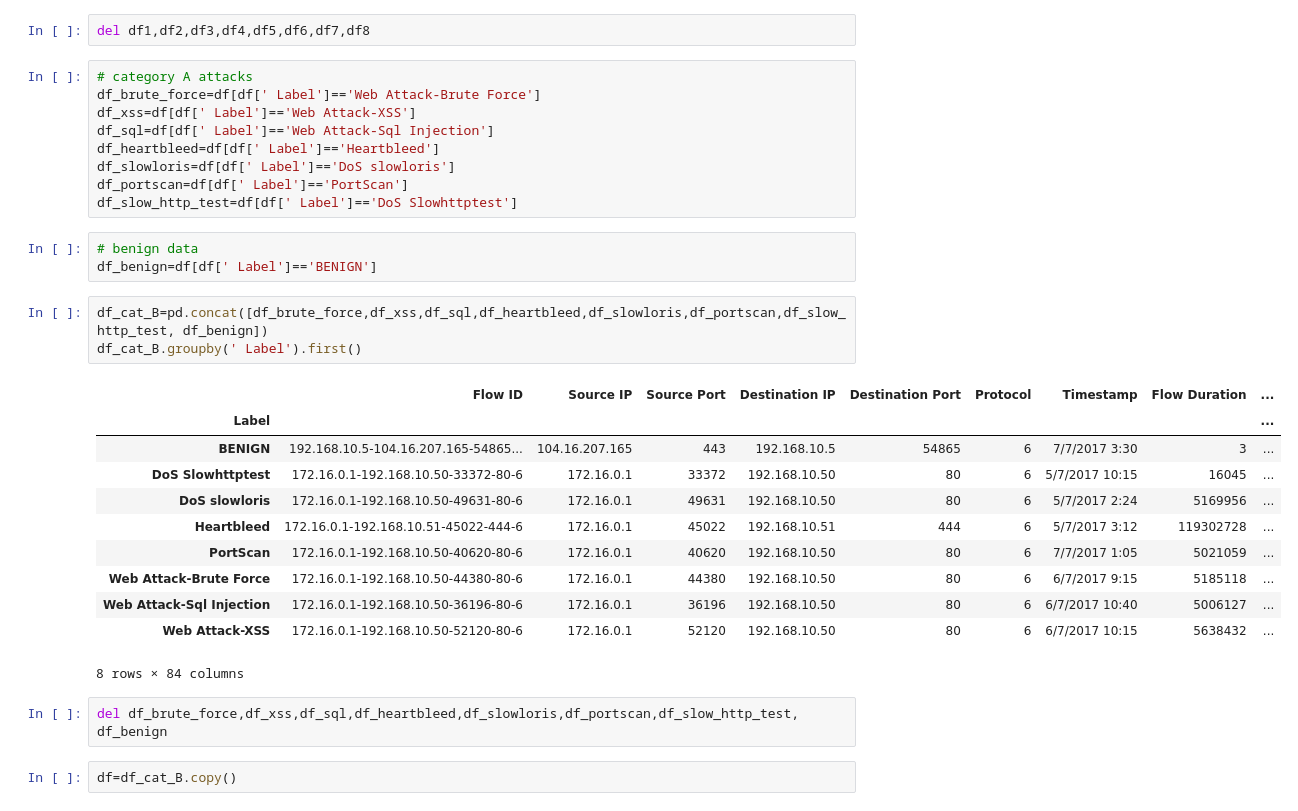
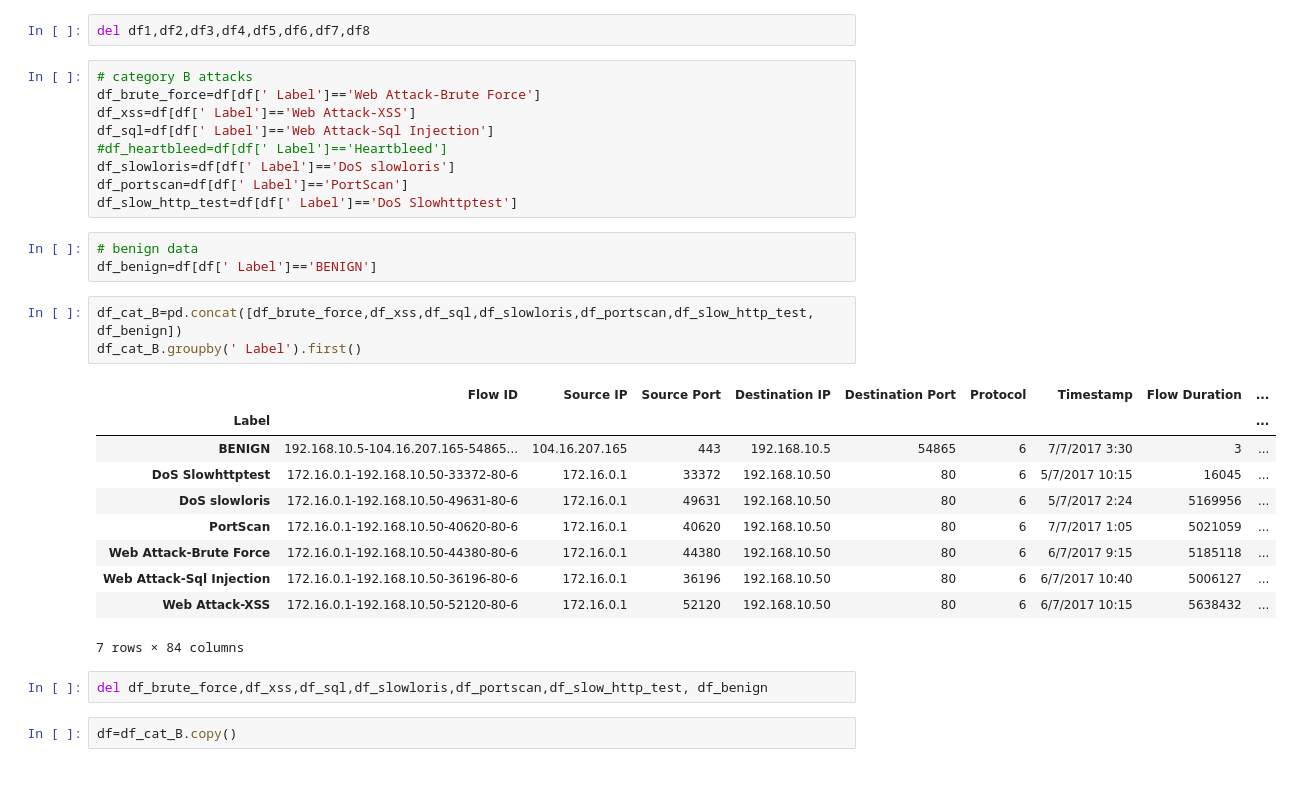
Before and after one commit to SaqlainHussainShah/implementation-of-sdi, a Jupyter notebook: Separate_Notebook_Category_B.ipynb, the cells around one changed output. Drawn from its saved outputs; the diff is of its cells as text; blank space fills up the shorter version.

```diff
--- a/Separate_Notebook_Category_B.ipynb
+++ b/Separate_Notebook_Category_B.ipynb
@@ -41,11 +41,11 @@ df=pd.concat([df1,df2,df3,df4,df5,df6,df7,df8])
 # %%
 del df1,df2,df3,df4,df5,df6,df7,df8
 # %%
-# category A attacks
+# category B attacks
 df_brute_force=df[df[' Label']=='Web Attack-Brute Force']
 df_xss=df[df[' Label']=='Web Attack-XSS']
 df_sql=df[df[' Label']=='Web Attack-Sql Injection']
-df_heartbleed=df[df[' Label']=='Heartbleed']
+#df_heartbleed=df[df[' Label']=='Heartbleed']
 df_slowloris=df[df[' Label']=='DoS slowloris']
 df_portscan=df[df[' Label']=='PortScan']
 df_slow_http_test=df[df[' Label']=='DoS Slowhttptest']
@@ -53,22 +53,21 @@ df_slow_http_test=df[df[' Label']=='DoS Slowhttptest']
 # benign data
 df_benign=df[df[' Label']=='BENIGN']
 # %%
-df_cat_B=pd.concat([df_brute_force,df_xss,df_sql,df_heartbleed,df_slowloris,df_portscan,df_slow_http_test, df_benign])
+df_cat_B=pd.concat([df_brute_force,df_xss,df_sql,df_slowloris,df_portscan,df_slow_http_test, df_benign])
 df_cat_B.groupby(' Label').first()
 # %% [output]
 |  | Flow ID | Source IP | Source Port | Destination IP | Destination Port | Protocol | Timestamp | Flow Duration | ... |
 | Label |  |  |  |  |  |  |  |  | ... |
 | BENIGN | 192.168.10.5-104.16.207.165-54865... | 104.16.207.165 | 443 | 192.168.10.5 | 54865 | 6 | 7/7/2017 3:30 | 3 | ... |
 | DoS Slowhttptest | 172.16.0.1-192.168.10.50-33372-80-6 | 172.16.0.1 | 33372 | 192.168.10.50 | 80 | 6 | 5/7/2017 10:15 | 16045 | ... |
 | DoS slowloris | 172.16.0.1-192.168.10.50-49631-80-6 | 172.16.0.1 | 49631 | 192.168.10.50 | 80 | 6 | 5/7/2017 2:24 | 5169956 | ... |
-| Heartbleed | 172.16.0.1-192.168.10.51-45022-444-6 | 172.16.0.1 | 45022 | 192.168.10.51 | 444 | 6 | 5/7/2017 3:12 | 119302728 | ... |
 | PortScan | 172.16.0.1-192.168.10.50-40620-80-6 | 172.16.0.1 | 40620 | 192.168.10.50 | 80 | 6 | 7/7/2017 1:05 | 5021059 | ... |
 | Web Attack-Brute Force | 172.16.0.1-192.168.10.50-44380-80-6 | 172.16.0.1 | 44380 | 192.168.10.50 | 80 | 6 | 6/7/2017 9:15 | 5185118 | ... |
 | Web Attack-Sql Injection | 172.16.0.1-192.168.10.50-36196-80-6 | 172.16.0.1 | 36196 | 192.168.10.50 | 80 | 6 | 6/7/2017 10:40 | 5006127 | ... |
 | Web Attack-XSS | 172.16.0.1-192.168.10.50-52120-80-6 | 172.16.0.1 | 52120 | 192.168.10.50 | 80 | 6 | 6/7/2017 10:15 | 5638432 | ... |
-8 rows × 84 columns
+7 rows × 84 columns
 # %%
-del df_brute_force,df_xss,df_sql,df_heartbleed,df_slowloris,df_portscan,df_slow_http_test, df_benign
+del df_brute_force,df_xss,df_sql,df_slowloris,df_portscan,df_slow_http_test, df_benign
 # %%
 df=df_cat_B.copy()
 # %%
```
Also changed, not shown: parts of 16 cells of this notebook.
